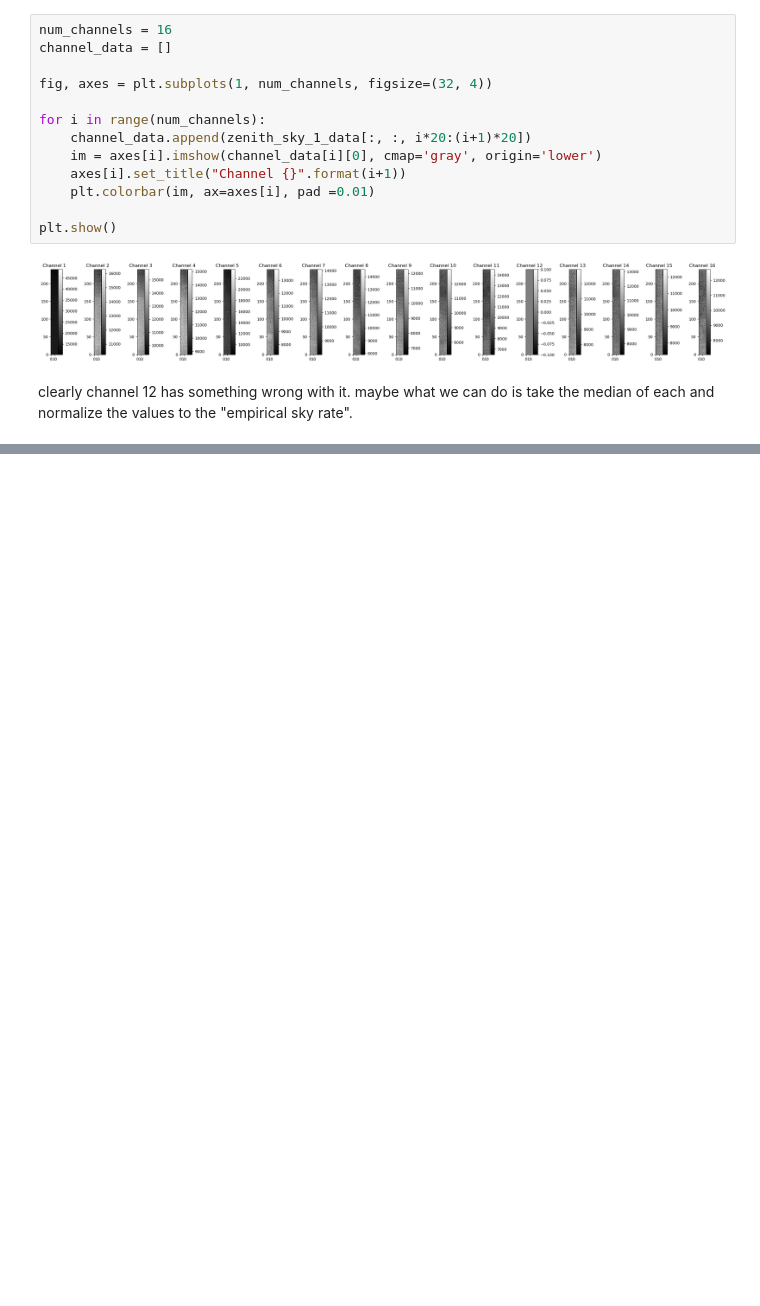
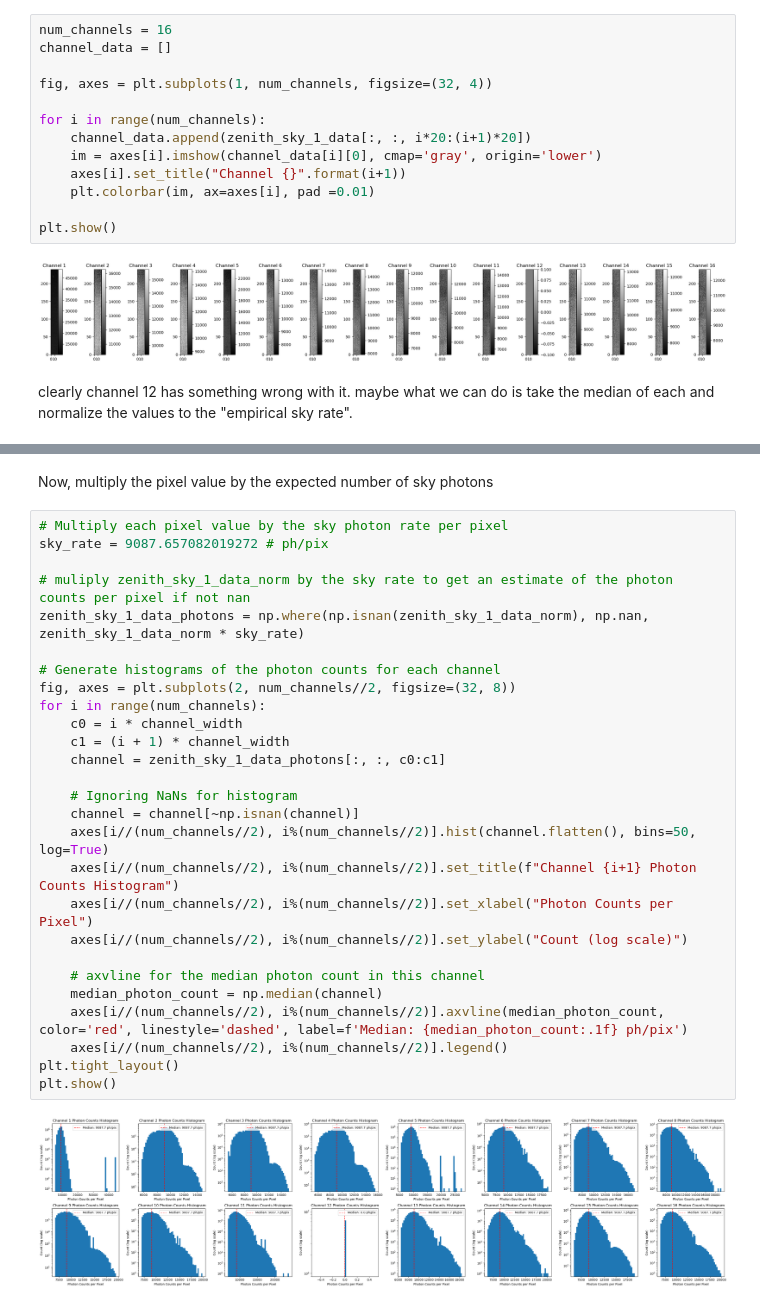
Before and after one commit to chase-urasaki/mirsi_sims, a Jupyter notebook: injection_and_recovery.ipynb, the cells around one changed output, grey strips where cells are left out. Saved outputs shown, nothing was run; the diff lists cells and outputs as text; blank space fills up the shorter version.

```diff
--- a/injection_and_recovery.ipynb
+++ b/injection_and_recovery.ipynb
@@ -162,0 +120,31 @@ New overall median: 9.09e+05
+# %% [markdown]
+Now, multiply the pixel value by the expected number of sky photons
+# %%
+# Multiply each pixel value by the sky photon rate per pixel
+sky_rate = 9087.657082019272 # ph/pix
+
+# muliply zenith_sky_1_data_norm by the sky rate to get an estimate of the photon counts per pixel if not nan
+zenith_sky_1_data_photons = np.where(np.isnan(zenith_sky_1_data_norm), np.nan, zenith_sky_1_data_norm * sky_rate)
+
+# Generate histograms of the photon counts for each channel
+fig, axes = plt.subplots(2, num_channels//2, figsize=(32, 8))
+for i in range(num_channels):
+    c0 = i * channel_width
+    c1 = (i + 1) * channel_width
+    channel = zenith_sky_1_data_photons[:, :, c0:c1]
+
+    # Ignoring NaNs for histogram
+    channel = channel[~np.isnan(channel)]
+    axes[i//(num_channels//2), i%(num_channels//2)].hist(channel.flatten(), bins=50, log=True)
+    axes[i//(num_channels//2), i%(num_channels//2)].set_title(f"Channel {i+1} Photon Counts Histogram")
+    axes[i//(num_channels//2), i%(num_channels//2)].set_xlabel("Photon Counts per Pixel")
+    axes[i//(num_channels//2), i%(num_channels//2)].set_ylabel("Count (log scale)")
+
+    # axvline for the median photon count in this channel
+    median_photon_count = np.median(channel)
+    axes[i//(num_channels//2), i%(num_channels//2)].axvline(median_photon_count, color='red', linestyle='dashed', label=f'Median: {median_photon_count:.1f} ph/pix')
+    axes[i//(num_channels//2), i%(num_channels//2)].legend()
+plt.tight_layout()
+plt.show()
+# %% [output]
+[figure, added]
```
Also changed, not shown: parts of 14 cells of this notebook, 4 other files.
